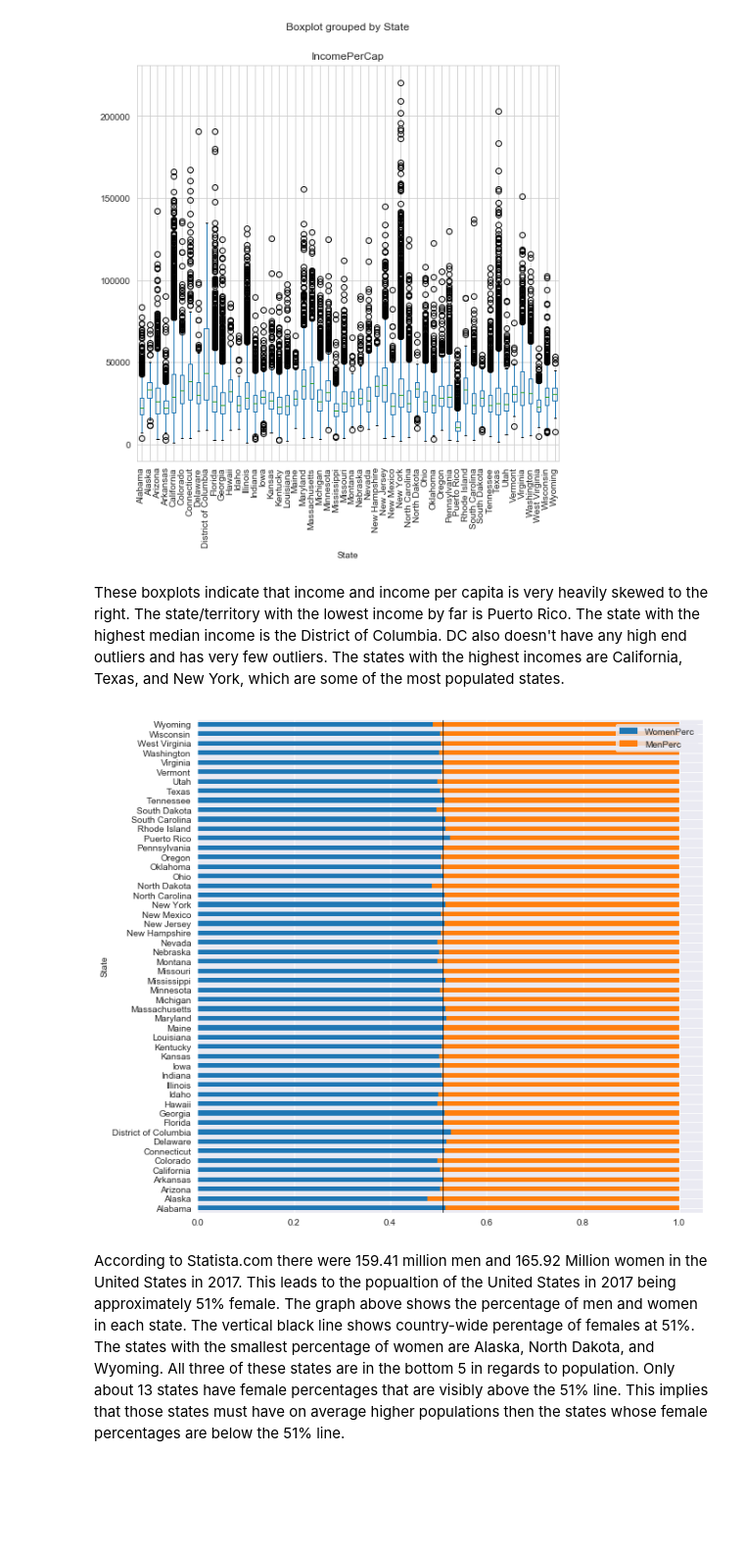
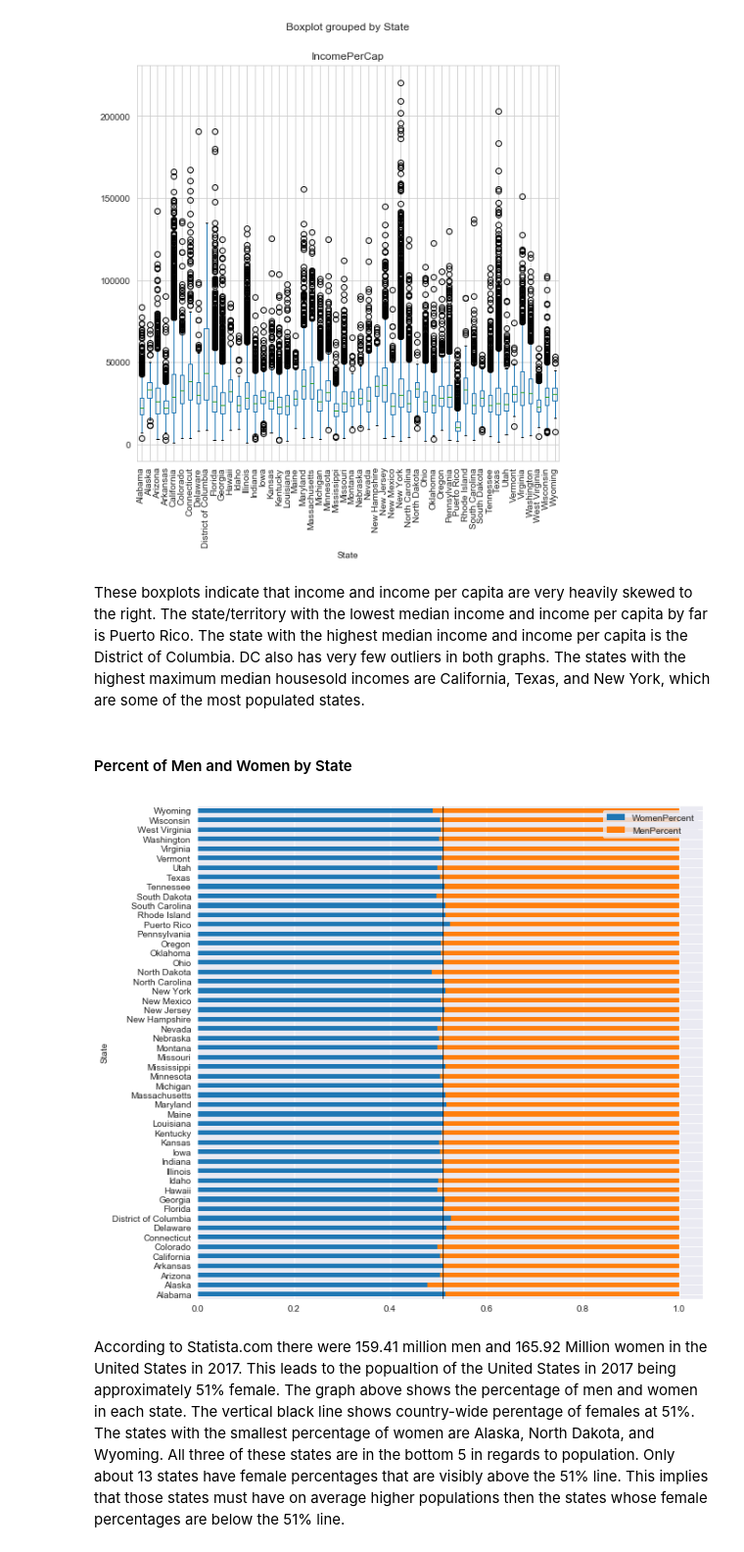
Before and after one commit to kmrollins/MSDS7331-Labs, a Jupyter notebook: MSDS7331-Lab1.ipynb, the cells around one changed output. Shown at 98% size. Cells and saved outputs as stored; diff of their text form; code cells hidden in the pictures; blank space fills up the shorter version.

```diff
--- a/MSDS7331-Lab1.ipynb
+++ b/MSDS7331-Lab1.ipynb
@@ -451,18 +456,21 @@ plt.xticks(rotation=90);
 [figure]
 [figure]
 # %% [markdown]
-These boxplots indicate that income and income per capita is very heavily skewed to the right. The state/territory with the lowest income by far is Puerto Rico. The state with the highest median income is the District of Columbia. DC also doesn't have any high end outliers and has very few outliers. The states with the highest incomes are California, Texas, and New York, which are some of the most populated states.
+These boxplots indicate that income and income per capita are very heavily skewed to the right. The state/territory with the lowest median income and income per capita by far is Puerto Rico. The state with the highest median income and income per capita is the District of Columbia. DC also has very few outliers in both graphs. The states with the highest maximum median housesold incomes are California, Texas, and New York, which are some of the most populated states.
+# %% [markdown]
+#### Percent of Men and Women by State
 # %%
-# Bar chart of the percentage of men and women in each state.
+# Bar chart of the percentage of men and women in each state. Summed the data by state and then calculated
+# percentages of men and women by state.
 sns.set_style("darkgrid")
 df_sum = df_17_cln.groupby(by=df_17_cln.State).sum()
 df_sum.head()
-df_sum['WomenPerc'] = df_sum['Women']/df_sum['TotalPop']
-df_sum['MenPerc'] = df_sum['Men']/df_sum['TotalPop']
-df_GenderPerc = df_sum.loc[: ,['WomenPerc', 'MenPerc']]
+df_sum['WomenPercent'] = df_sum['Women']/df_sum['TotalPop']
+df_sum['MenPercent'] = df_sum['Men']/df_sum['TotalPop']
+df_GenderPerc = df_sum.loc[: ,['WomenPercent', 'MenPercent']]
 df_GenderPerc.plot(figsize= (10,10), kind='barh', stacked=True)
 plt.axvline(x=0.51, linewidth=0.75, color='black');
 # %% [output]
-[figure, old version]
+[figure, new version]
 # %% [markdown]
 According to Statista.com there were 159.41 million men and 165.92 Million women in the United States in 2017. This leads to the popualtion of the United States in 2017 being approximately 51% female. The graph above shows the percentage of men and women in each state. The vertical black line shows country-wide perentage of females at 51%. The states with the smallest percentage of women are Alaska, North Dakota, and Wyoming. All three of these states are in the bottom 5 in regards to population. Only about 13 states have female percentages that are visibly above the 51% line. This implies that those states must have on average higher populations then the states whose female percentages are below the 51% line.
```
Also changed, not shown: parts of 38 cells of this notebook.
